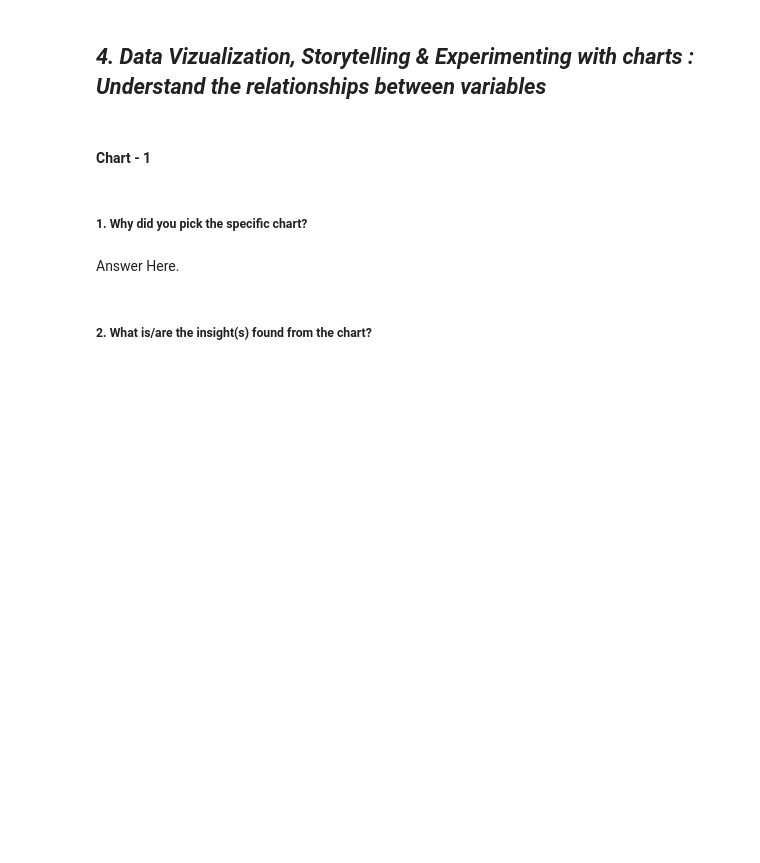
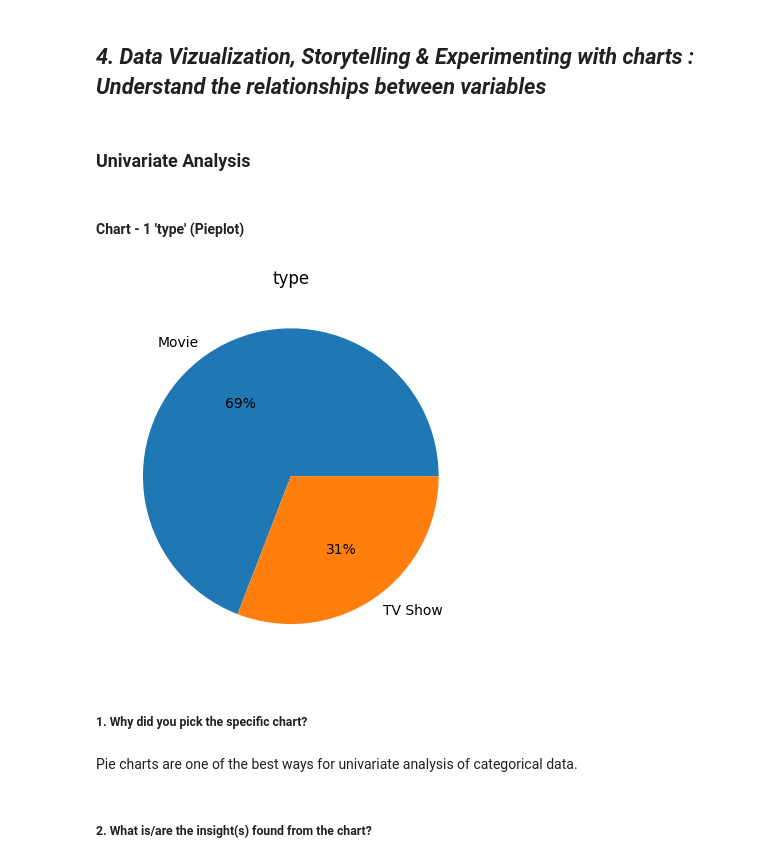
Before and after one commit to mohith-ds8/Netflix-Movies-and-TV-shows-Clustering, a Jupyter notebook: Netflix_Movies_and_TV_shows_Clustering.ipynb, the cells around one changed output. Cells and saved outputs as stored; diff of their text form; code cells hidden in the pictures; blank space fills up the shorter version.

```diff
--- a/Netflix_Movies_and_TV_shows_Clustering.ipynb
+++ b/Netflix_Movies_and_TV_shows_Clustering.ipynb
@@ -131,3 +257,15 @@ Answer Here
 ### Data Wrangling Code
 # %%
 # Write your code to make your dataset analysis ready.
+# Handling Null Values
+
+df['cast'].fillna(value='No cast',inplace=True)
+df['country'].fillna(value=df['country'].mode()[0],inplace=True)
+# %%
+# We drop the null rows in column'date_added'
+# 'rating' column contains insignificant portion of the data so we will drop null values from the dataset
+
+df.dropna(subset=['date_added','rating'],inplace=True)
+# %%
+# We drop the 'director' column, as there are 30% null values.
+df.drop(['director'],inplace=True,axis=1)
@@ -138,4 +297,6 @@ Answer Here.
 # %% [markdown]
 ## ***4. Data Vizualization, Storytelling & Experimenting with charts : Understand the relationships between variables***
+# %% [markdown]
+### Univariate Analysis
 # %% [markdown]
-#### Chart - 1
+#### Chart - 1 **'type'** (Pieplot)
@@ -144,7 +303,16 @@ Answer Here.
+# %%
+# Chart - 1 visualization code
+# Plotting a piechart for categorical variable- 'type'
+
+plt.pie(df['type'].value_counts(),labels = df['type'].value_counts().keys().tolist(),autopct='%.0f%%')
+plt.title('type')
+plt.show()
+# %% [output]
+[figure, added]
 # %% [markdown]
 ##### 1. Why did you pick the specific chart?
-# %% [markdown]
-Answer Here.
+# %% [markdown]
+Pie charts are one of the best ways for univariate analysis of categorical data.
 # %% [markdown]
 ##### 2. What is/are the insight(s) found from the chart?
 # %% [markdown]
```
Also changed, not shown: parts of 151 cells of this notebook.
